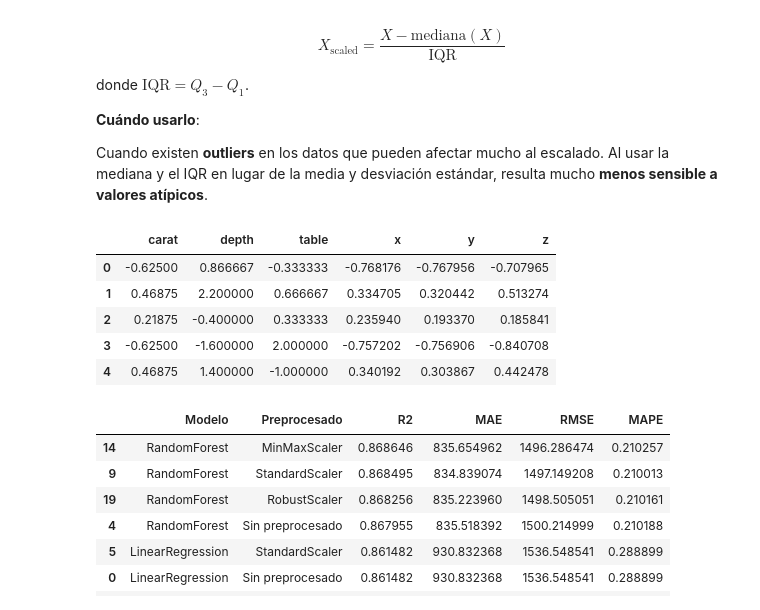
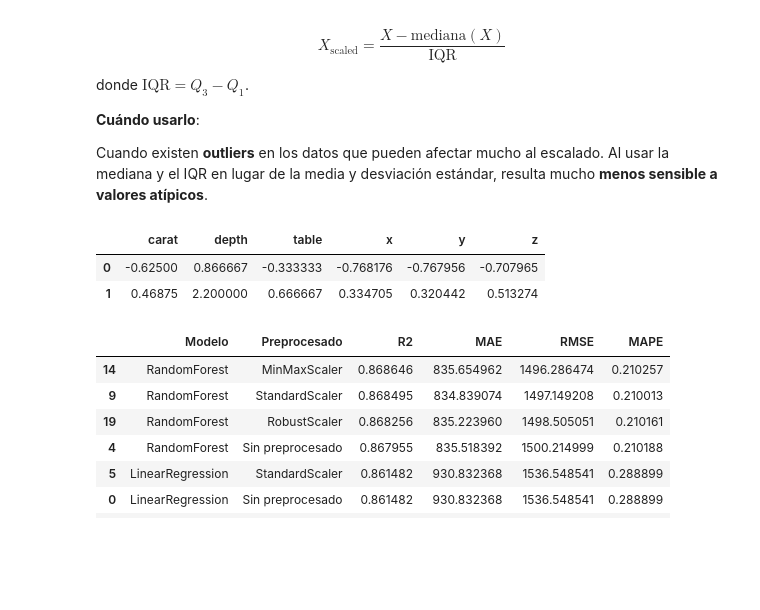
Before and after one commit to CaroliCosas/Ciencia_Datos_Hackaboss, a Jupyter notebook: mod5-estudio-machine-learning-y-deep-learning/02.notebooks_clase/01.machine-learning/05.est_preprocesados.ipynb, the cells around one changed output. Saved outputs shown, nothing was run; the diff lists cells and outputs as text; code cells hidden in the pictures; blank space fills up the shorter version.

```diff
--- a/mod5-estudio-machine-learning-y-deep-learning/01.Notebooks Ejercicios/05.est_preprocesados.ipynb
+++ b/mod5-estudio-machine-learning-y-deep-learning/02.notebooks_clase/01.machine-learning/05.est_preprocesados.ipynb
@@ -198,17 +192,14 @@ Al usar la mediana y el IQR en lugar de la media y desviación estándar, result
 # %%
 scaler = RobustScaler()
 X_train_scaled = scaler.fit_transform(X_train) # equivalente al ejemplo anterior pero todo en una linea (más compacto)
 X_test_scaled = scaler.transform(X_test)
 X_train_scaled = pd.DataFrame(X_train_scaled, columns=X.columns)
 X_test_scaled = pd.DataFrame(X_test_scaled, columns=X.columns)
-X_train_scaled.head()
+X_train_scaled.head(2)
 # %% [output]
 |  | carat | depth | table | x | y | z |
 | 0 | -0.62500 | 0.866667 | -0.333333 | -0.768176 | -0.767956 | -0.707965 |
 | 1 | 0.46875 | 2.200000 | 0.666667 | 0.334705 | 0.320442 | 0.513274 |
-| 2 | 0.21875 | -0.400000 | 0.333333 | 0.235940 | 0.193370 | 0.185841 |
-| 3 | -0.62500 | -1.600000 | 2.000000 | -0.757202 | -0.756906 | -0.840708 |
-| 4 | 0.46875 | 1.400000 | -1.000000 | 0.340192 | 0.303867 | 0.442478 |
 # %%
 calculate_metrics('RobustScaler', X_train_scaled, X_test_scaled, y_train, y_test)
 # %% [output]
```
Also changed, not shown: parts of 10 cells of this notebook, 11 other files.
